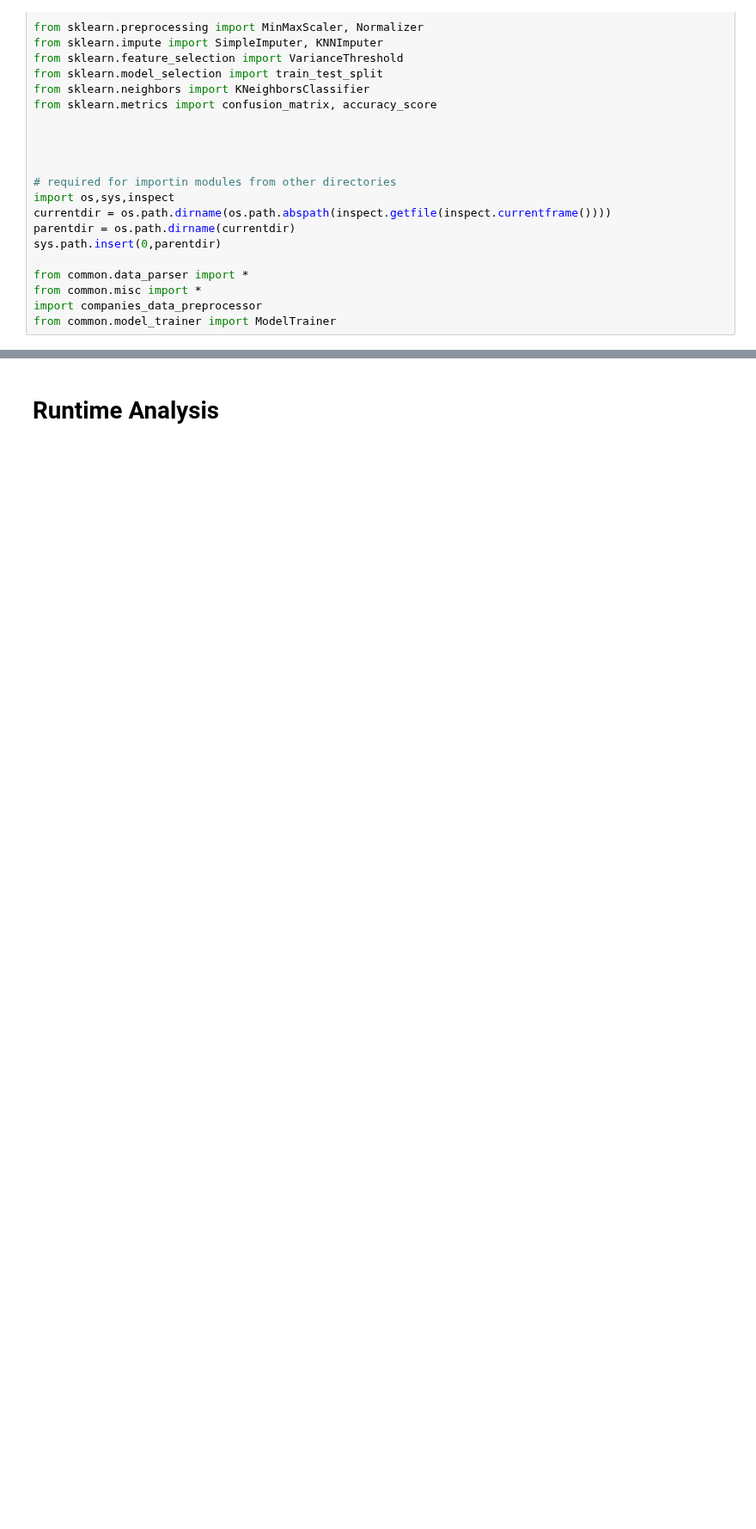
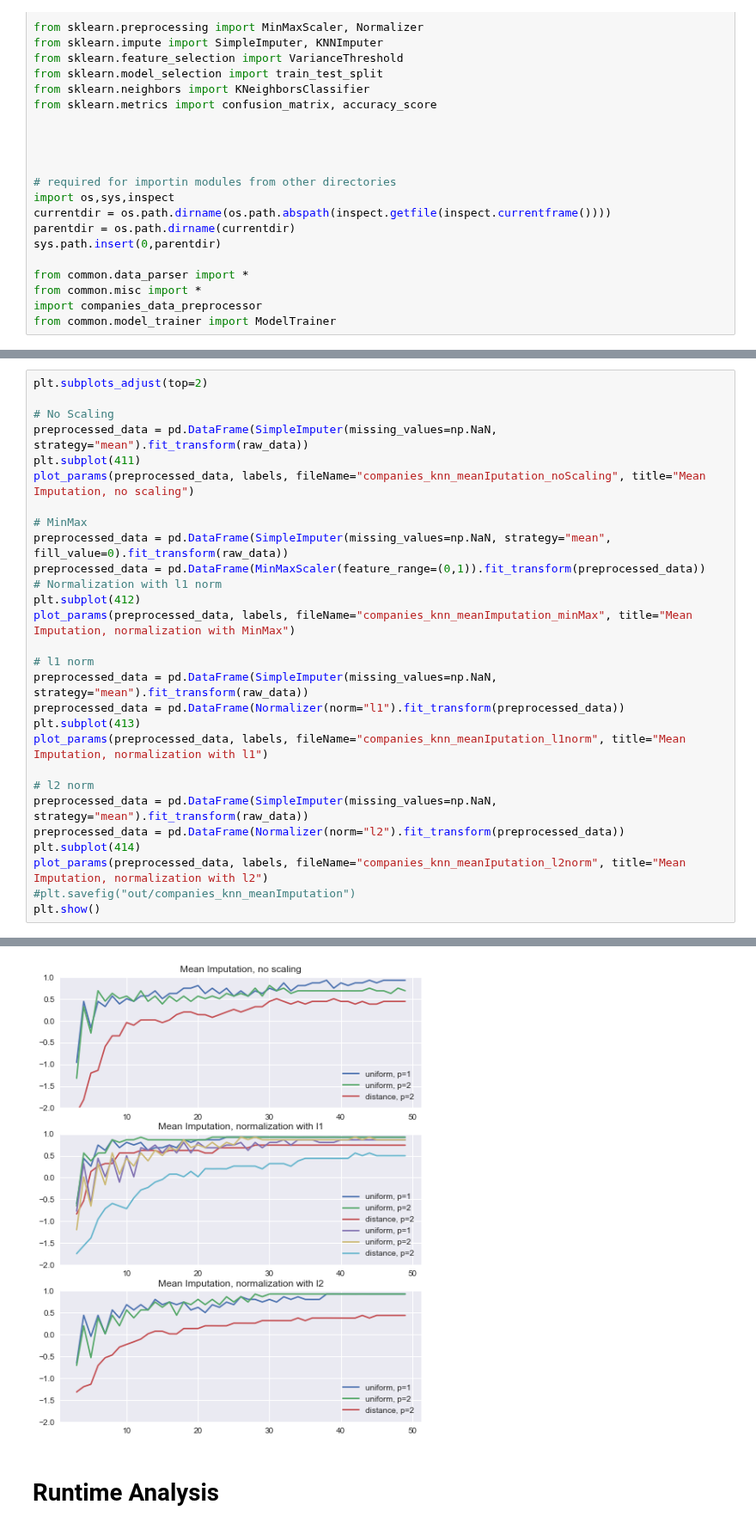
Before and after one commit to hitimr/ML_2020, a Jupyter notebook: Ex1/companies/companies_knn_hiti.ipynb, the cells around one changed output, grey strips where cells are left out. Shown at 86% size. Drawn from its saved outputs; the diff is of its cells as text; blank space fills up the shorter version.

```diff
--- a/Ex1/companies/companies_knn_hiti.ipynb
+++ b/Ex1/companies/companies_knn_hiti.ipynb
@@ -123,0 +119,28 @@ Total evaluation time = 19.65s
+# %%
+plt.subplots_adjust(top=2)
+
+# No Scaling
+preprocessed_data = pd.DataFrame(SimpleImputer(missing_values=np.NaN, strategy="mean").fit_transform(raw_data))
+plt.subplot(411)
+plot_params(preprocessed_data, labels, fileName="companies_knn_meanIputation_noScaling", title="Mean Imputation, no scaling")
+
+# MinMax
+preprocessed_data = pd.DataFrame(SimpleImputer(missing_values=np.NaN, strategy="mean", fill_value=0).fit_transform(raw_data))
+preprocessed_data = pd.DataFrame(MinMaxScaler(feature_range=(0,1)).fit_transform(preprocessed_data))    # Normalization with l1 norm
+plt.subplot(412)
+plot_params(preprocessed_data, labels, fileName="companies_knn_meanImputation_minMax", title="Mean Imputation, normalization with MinMax")
+
+# l1 norm
+preprocessed_data = pd.DataFrame(SimpleImputer(missing_values=np.NaN, strategy="mean").fit_transform(raw_data))
+preprocessed_data = pd.DataFrame(Normalizer(norm="l1").fit_transform(preprocessed_data))
+plt.subplot(413)
+plot_params(preprocessed_data, labels, fileName="companies_knn_meanIputation_l1norm", title="Mean Imputation, normalization with l1")
+
+# l2 norm
+preprocessed_data = pd.DataFrame(SimpleImputer(missing_values=np.NaN, strategy="mean").fit_transform(raw_data))
+preprocessed_data = pd.DataFrame(Normalizer(norm="l2").fit_transform(preprocessed_data))
+plt.subplot(414)
+plot_params(preprocessed_data, labels, fileName="companies_knn_meanIputation_l2norm", title="Mean Imputation, normalization with l2")
+#plt.savefig("out/companies_knn_meanImputation")
+plt.show()
+# %% [output]
@@ -124,3 +163,4 @@ Total evaluation time = 19.65s
+[figure, added]
 # %% [markdown]
 # Runtime Analysis
 # %%
```
Also changed, not shown: parts of 11 cells of this notebook, 6 other files.
